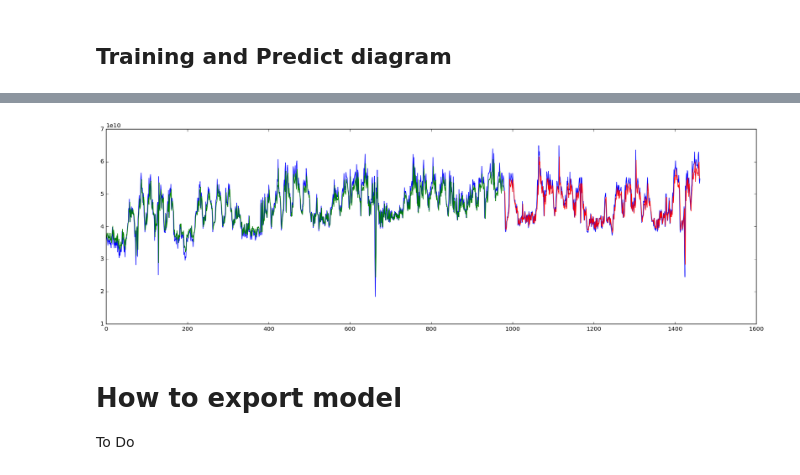
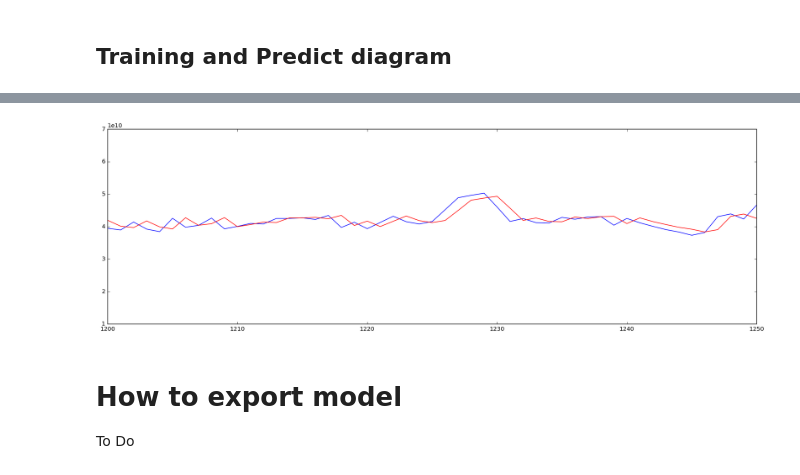
Before and after one commit to brianhu2006/network_traffic_prediction, a Jupyter notebook: netwwork_test.ipynb, the cells around one changed output, grey strips where cells are left out. Cells and saved outputs as stored; diff of their text form; code cells hidden in the pictures.

```diff
--- a/netwwork_test.ipynb
+++ b/netwwork_test.ipynb
@@ -200,4 +200,7 @@ TODO
 from sklearn.preprocessing import MinMaxScaler
 
 scaler = MinMaxScaler(feature_range=(0, 1))
-dataset = scaler.fit_transform(hourly_input[:,0:1])
+dataset_receive = scaler.fit_transform(hourly_input[:,0:1])
+
+scaler2 = MinMaxScaler(feature_range=(0, 1))
+dataset_transfer = scaler2.fit_transform(hourly_input[:,1:2])
@@ -227,8 +234,8 @@ def create_dataset(dataset, look_back=1):
 # %%
 # split into train and test sets
-train_size = int(len(dataset) * 0.67)
-test_size = len(dataset) - train_size
-train, test = dataset[0:train_size,:], dataset[train_size:len(dataset),:]
+train_size = int(len(dataset_receive) * 0.67)
+test_size = len(dataset_receive) - train_size
+train, test = dataset_receive[0:train_size,:], dataset_receive[train_size:len(dataset_receive),:]
 # reshape into X=t and Y=t+1
 look_back = 1
 trainX, trainY = create_dataset(train, look_back)
@@ -239 +248,13 @@ testX = np.reshape(testX, (testX.shape[0], 1, testX.shape[1]))
+# %%
+# split into train and test sets
+train_size = int(len(dataset_transfer) * 0.67)
+test_size = len(dataset_transfer) - train_size
+train_transfer, test_transfer = dataset_transfer[0:train_size,:], dataset_transfer[train_size:len(dataset_transfer),:]
+# reshape into X=t and Y=t+1
+look_back = 1
+train_transferX, train_transferY = create_dataset(train_transfer, look_back)
+test_transferX, test_transferY = create_dataset(test_transfer, look_back)
+# reshape input to be [samples, time steps, features]
+train_transferX = np.reshape(train_transferX, (train_transferX.shape[0], 1, train_transferX.shape[1]))
+test_transferX = np.reshape(test_transferX, (test_transferX.shape[0], 1, test_transferX.shape[1]))
 # %% [markdown]
@@ -290,21 +345,20 @@ trainPredict = model.predict(trainX)
 testPredict = model.predict(testX)
 # invert predictions
 trainPredict = scaler.inverse_transform(trainPredict)
-trainY = scaler.inverse_transform(trainY)
+trainY_origin = scaler.inverse_transform([trainY])
 testPredict = scaler.inverse_transform(testPredict)
-testY = scaler.inverse_transform(testY)
+testY_origin = scaler.inverse_transform([testY])
 # calculate root mean squared error
-trainScore = math.sqrt(mean_squared_error(trainY[0], trainPredict[:,0]))
+trainScore = math.sqrt(mean_squared_error(trainY_origin[0], trainPredict[:,0]))
 print('Train Score: %.2f RMSE' % (trainScore))
-testScore = math.sqrt(mean_squared_error(testY[0], testPredict[:,0]))
+testScore = math.sqrt(mean_squared_error(testY_origin[0], testPredict[:,0]))
 print('Test Score: %.2f RMSE' % (testScore))
 # shift train predictions for plotting
-trainPredictPlot = np.empty_like(dataset)
+trainPredictPlot = np.empty_like(dataset_receive)
 trainPredictPlot[:, :] = np.nan
 trainPredictPlot[look_back:len(trainPredict)+look_back, :] = trainPredict
 # shift test predictions for plotting
-testPredictPlot = np.empty_like(dataset)
+testPredictPlot = np.empty_like(dataset_receive)
 testPredictPlot[:, :] = np.nan
-testPredictPlot[len(trainPredict)+(look_back*2)+1:len(dataset)-1, :] = testPredict
-# plot baseline and predictions
+testPredictPlot[len(trainPredict)+(look_back*2)+1:len(dataset_receive)-1, :] = testPredict
 # %% [output]
@@ -315,11 +380,12 @@ Test Score: 2235313497754446856192.00 RMSE
 # %%
 plt.figure(figsize=(20,6))
-plt.plot(scaler.inverse_transform(dataset))
+plt.xlim(1200,1250)
+plt.plot(scaler.inverse_transform(dataset_receive))
 plt.plot(trainPredictPlot)
 plt.plot(testPredictPlot)
 plt.show()
 # %% [output]
-[figure, old version]
+[figure, new version]
 # %% [markdown]
 # How to export model
 To Do
```
Also changed, not shown: parts of 14 cells of this notebook.
